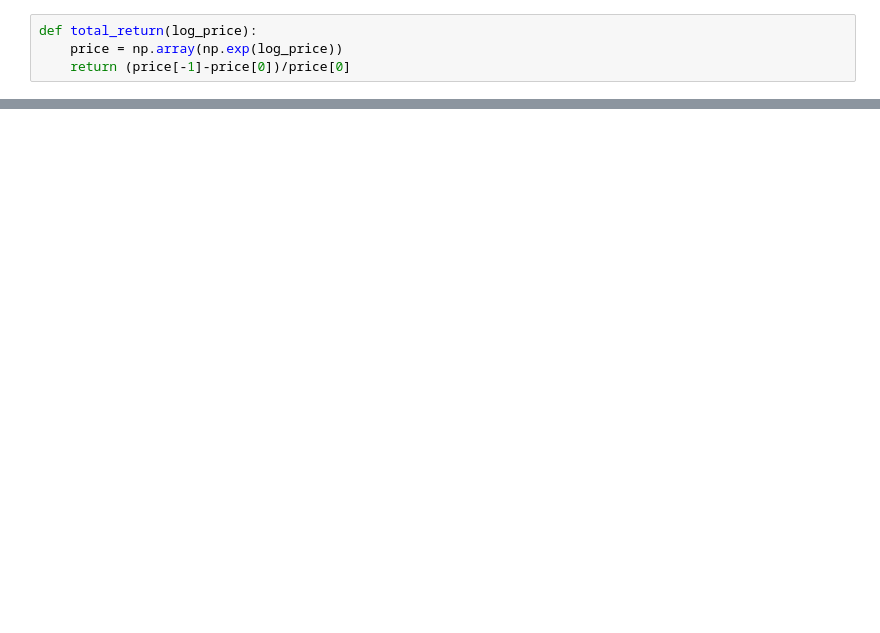
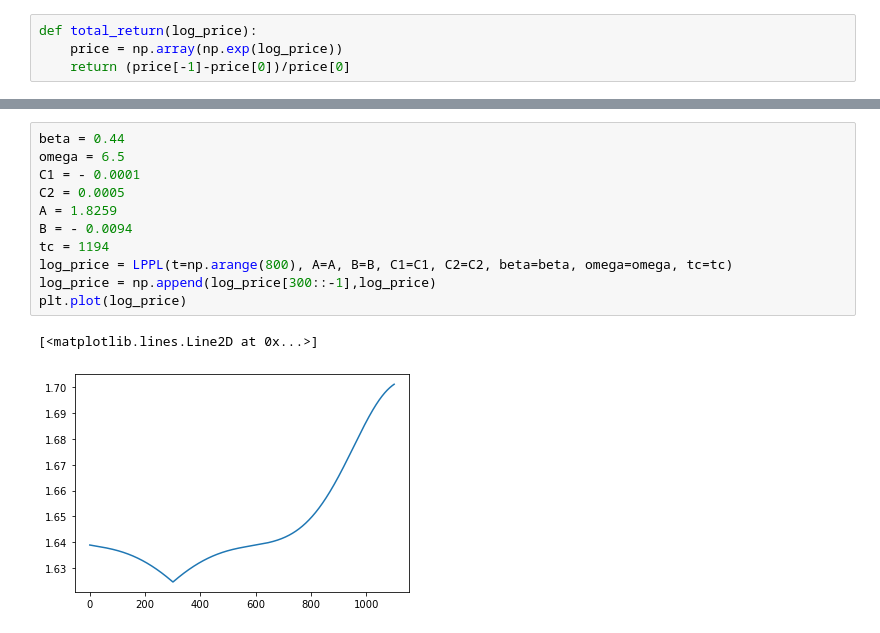
Before and after one commit to niveshigovind/LPPLS, a Jupyter notebook: nb.ipynb, the cells around one changed output, grey strips where cells are left out. Cells and saved outputs as stored; diff of their text form; blank space fills up the shorter version.

```diff
--- a/nb.ipynb
+++ b/nb.ipynb
@@ -130,0 +225,14 @@ array([750, 550, 350, 150])
+# %%
+beta = 0.44
+omega = 6.5
+C1 = - 0.0001
+C2 = 0.0005
+A = 1.8259
+B = - 0.0094
+tc = 1194
+log_price = LPPL(t=np.arange(800), A=A, B=B, C1=C1, C2=C2, beta=beta, omega=omega, tc=tc)
+log_price = np.append(log_price[300::-1],log_price)
+plt.plot(log_price)
+# %% [output]
+[<matplotlib.lines.Line2D at 0x...>]
+[figure, added]
```
Also changed, not shown: parts of 31 cells of this notebook.
